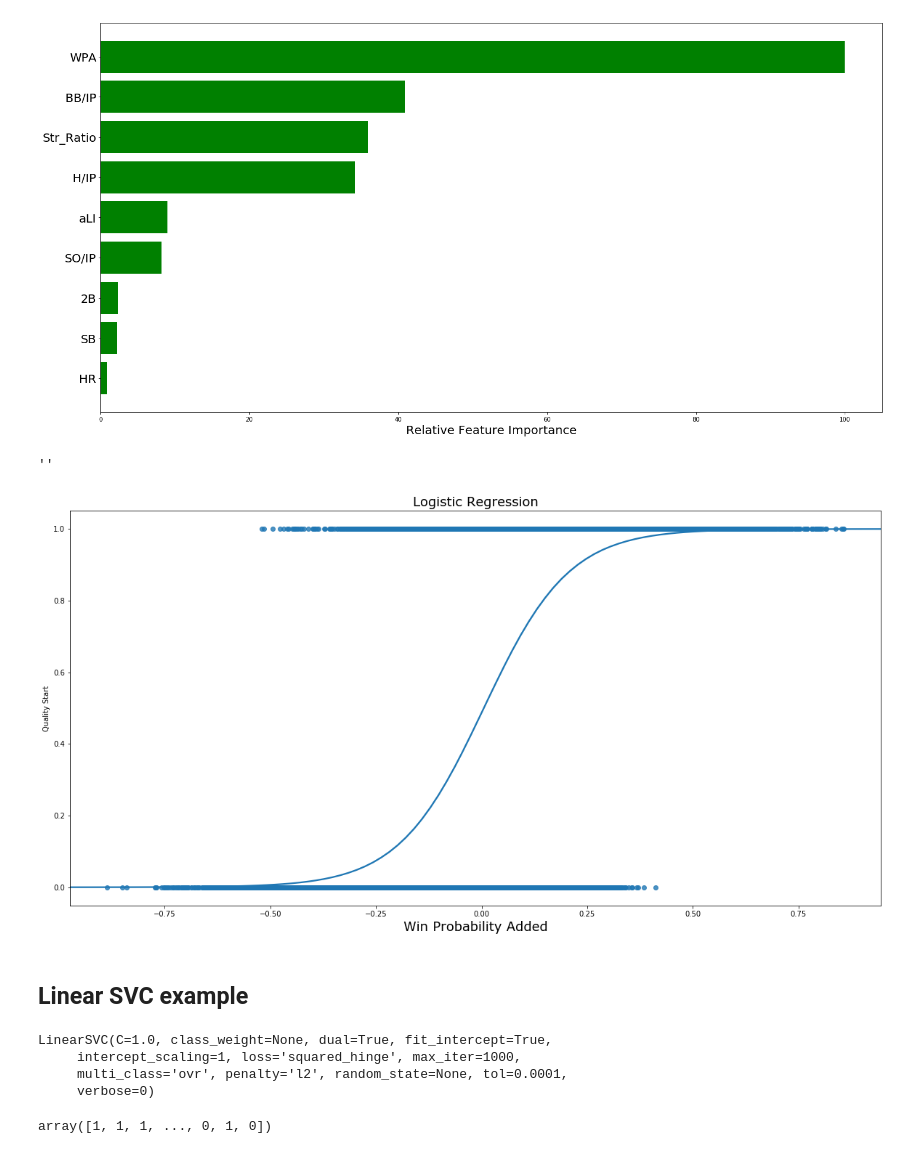
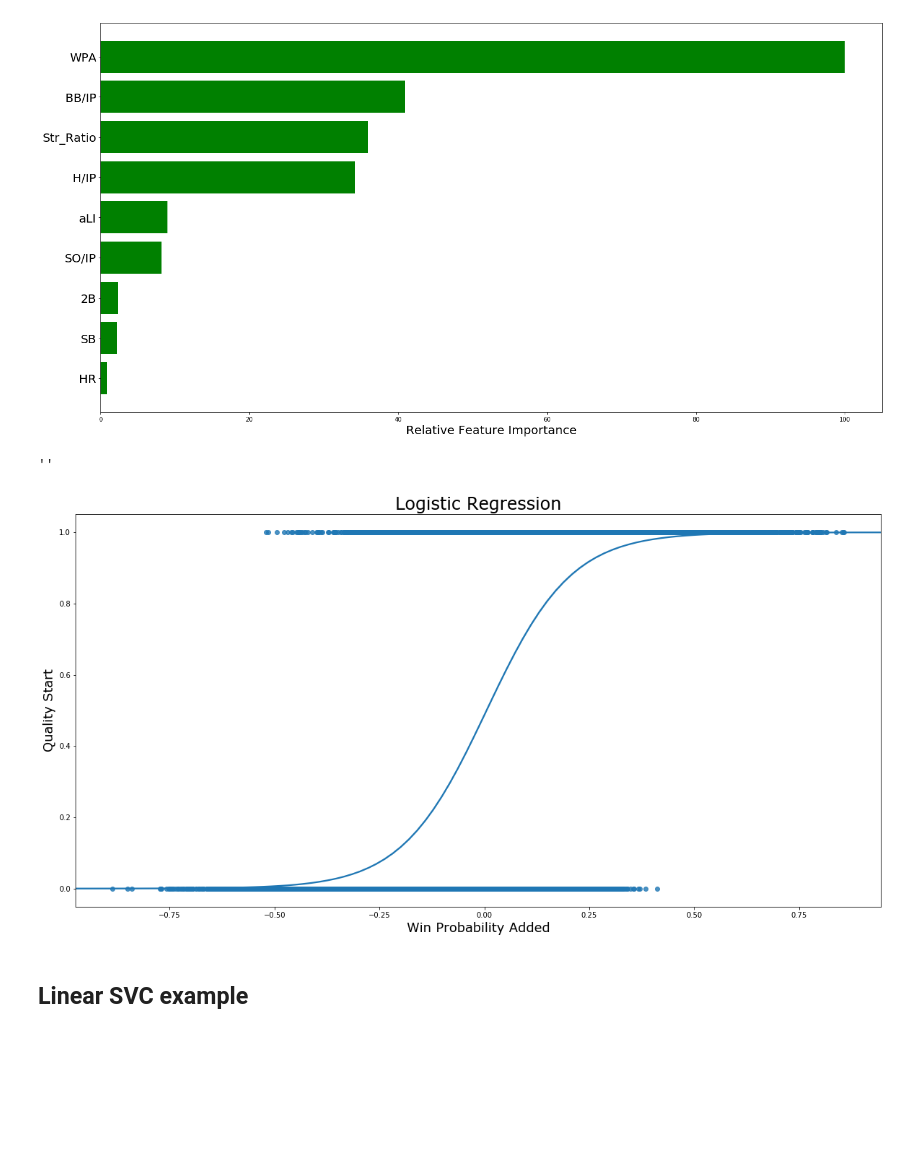
Before and after one commit to BrandenDahlem/Quality_Start_Prediction, a Jupyter notebook: Capstone_project/Quality_start_prediction.ipynb, the cells around one changed output. Cells and saved outputs as stored; diff of their text form; code cells hidden in the pictures; blank space fills up the shorter version.

```diff
--- a/Capstone_project/Quality_start_prediction.ipynb
+++ b/Capstone_project/Quality_start_prediction.ipynb
@@ -34,8 +34,6 @@ warnings.filterwarnings("ignore", category=FutureWarning)
 # %%
 all_starts = pd.read_csv('all_starts.csv',index_col=0)
 
-all_starts = all_starts.drop(columns=['Rk'])
-
 all_starts.head()
 # %% [output]
 |  | Player | Date | Tm | Opp | IP | H | R | ER | BB | SO | HR | ... |
@@ -409,14 +426,14 @@ plt.tight_layout()
 # %%
 import seaborn as sns
 
 ax = sns.regplot(x='WPA', y='Quality_start', data=all_starts_final, logistic=True)
 
-ax.set_title("Logistic Regression",fontname='Verdana', fontsize=18)
+ax.set_title("Logistic Regression",fontname='Verdana', fontsize=24)
 ax.set_xlabel('Win Probability Added',fontname='Verdana', fontsize=18)
-ax.set_ylabel('Quality Start')
+ax.set_ylabel('Quality Start',fontname='Verdana',fontsize=18)
 ax.figure.set_size_inches(20, 10)
 #ax.figure(figsize=(20,10))
 ;
 # %% [output]
 ''
-[figure, old version]
+[figure, new version]
@@ -426,12 +445,5 @@ ax.figure.set_size_inches(20, 10)
 clf = LinearSVC()
 # %%
 clf.fit(X,y.values.ravel())
-# %% [output]
-LinearSVC(C=1.0, class_weight=None, dual=True, fit_intercept=True,
-     intercept_scaling=1, loss='squared_hinge', max_iter=1000,
-     multi_class='ovr', penalty='l2', random_state=None, tol=0.0001,
-     verbose=0)
 # %%
 clf.predict(X)
-# %% [output]
-array([1, 1, 1, ..., 0, 1, 0])
```
Also changed, not shown: parts of 7 cells of this notebook, 4 other files.
